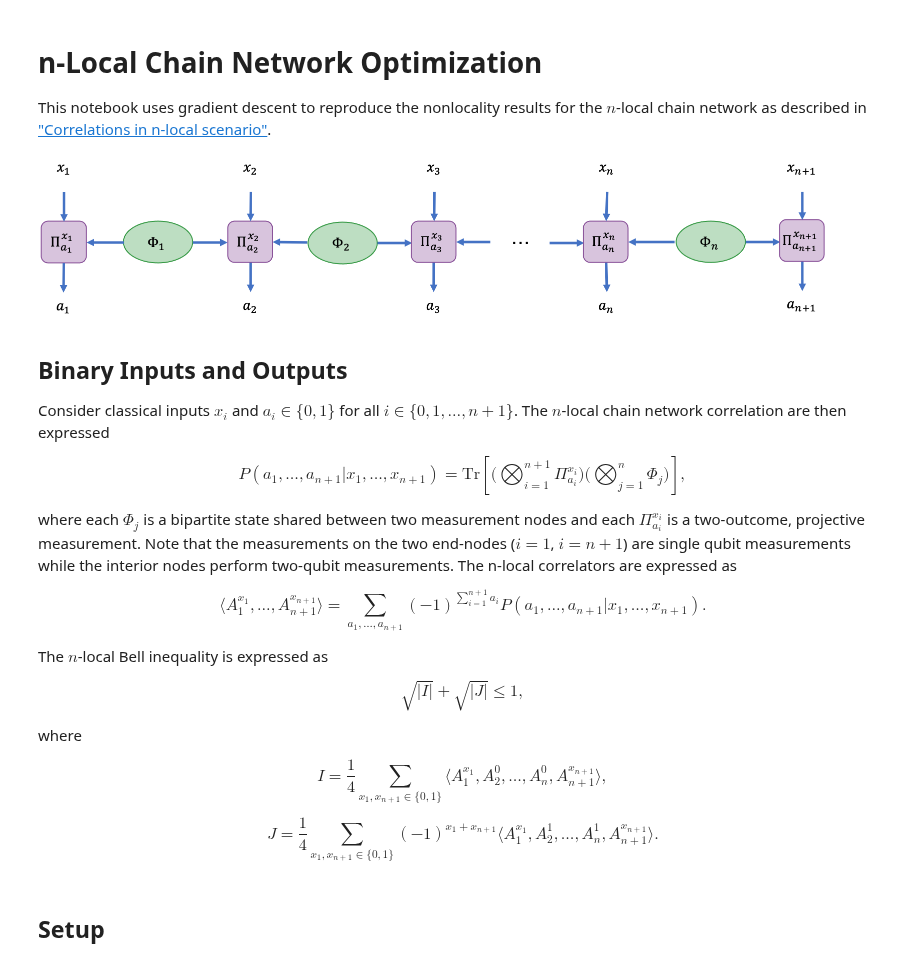
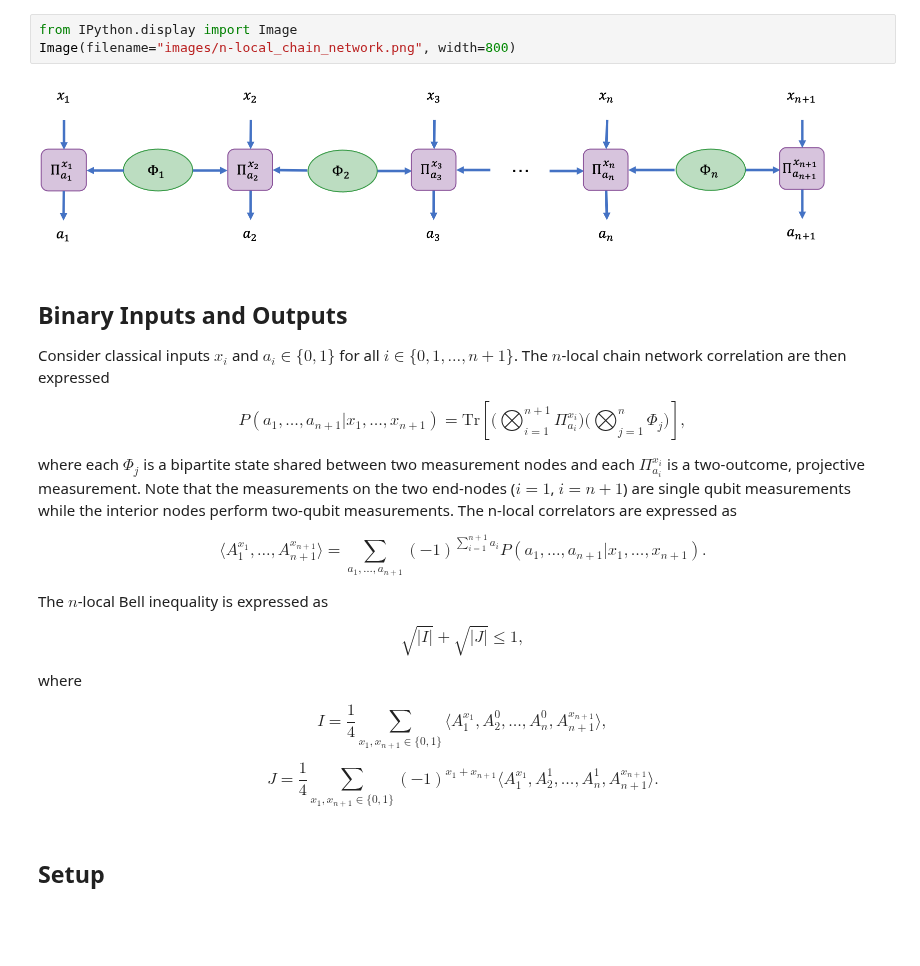
Before and after one commit to ChitambarLab/qNetVO, a Jupyter notebook: notebook/n-local_chain_network_optimization.ipynb, the cells around one changed output. Saved outputs shown, nothing was run; the diff lists cells and outputs as text; blank space fills up the shorter version.

Commit message:
testing new image scheme

```diff
--- a/notebook/n-local_chain_network_optimization.ipynb
+++ b/notebook/n-local_chain_network_optimization.ipynb
@@ -1,14 +11,9 @@
+# %%
+from IPython.display import Image
+Image(filename="images/n-local_chain_network.png", width=800)
+# %% [output]
+[figure, added]
 # %% [markdown]
-# n-Local Chain Network Optimization
-
-This notebook uses gradient descent to reproduce the nonlocality results for the $n$-local chain network as described in ["Correlations in n-local scenario"](https://arxiv.org/abs/1411.4188).
-
-<div>
-<img src=attachment:image.png width="800"/>
-</div>
-
-<!-- [<img src="images/n-local_chain_network.png" width="800"/>](images/n-local_chain_network.png) -->
-
 ## Binary Inputs and Outputs
 
 Consider classical inputs $x_i$ and $a_i \in \{0,1\}$ for all $i\in\{0,1,\dots,n+1\}$.
```
Also changed, not shown: parts of 1 cell of this notebook.
